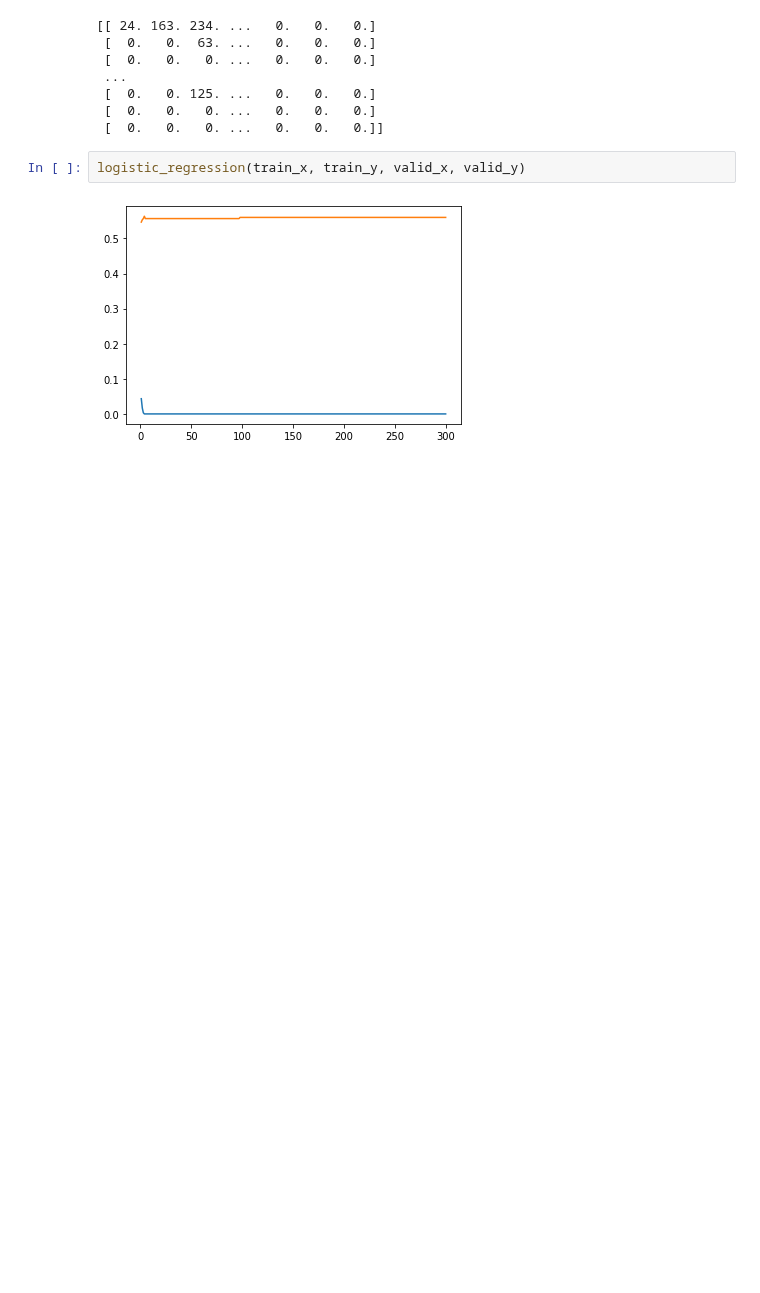
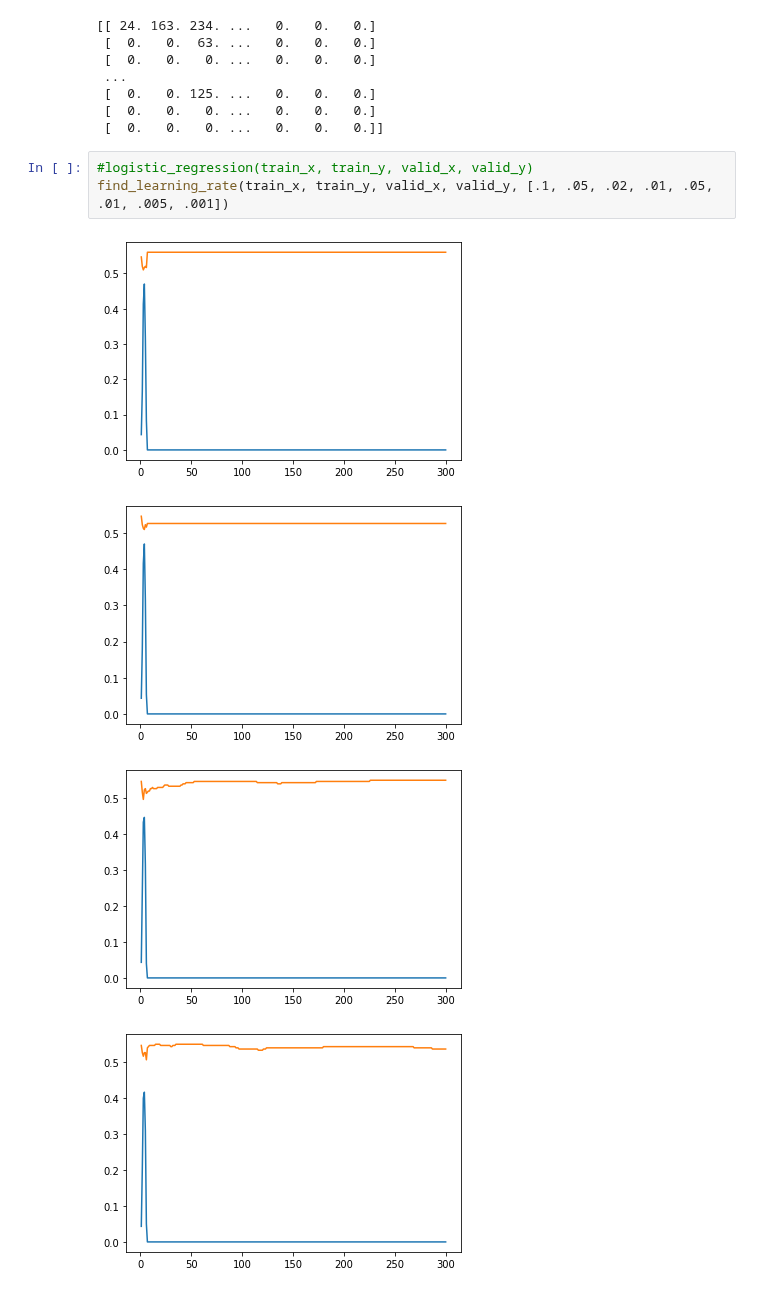
Before and after one commit to Kosaro/MachineLearningAssignments, a Jupyter notebook: Logistic Regression.ipynb, the cells around one changed output. Cells and saved outputs as stored; diff of their text form; blank space fills up the shorter version.

```diff
--- a/Logistic Regression.ipynb
+++ b/Logistic Regression.ipynb
@@ -190,7 +214,11 @@ valid_y[valid_y==-1] = 0
  [  0.   0. 125. ...   0.   0.   0.]
  [  0.   0.   0. ...   0.   0.   0.]
  [  0.   0.   0. ...   0.   0.   0.]]
-# %%
-logistic_regression(train_x, train_y, valid_x, valid_y)
-# %% [output]
-[figure, removed]
+# %%
+#logistic_regression(train_x, train_y, valid_x, valid_y)
+find_learning_rate(train_x, train_y, valid_x, valid_y, [.1, .05, .02, .01, .05, .01, .005, .001])
+# %% [output]
+[figure, added]
+[figure, added]
+[figure, added]
+[figure, added]
```
Also changed, not shown: parts of 8 cells of this notebook.
